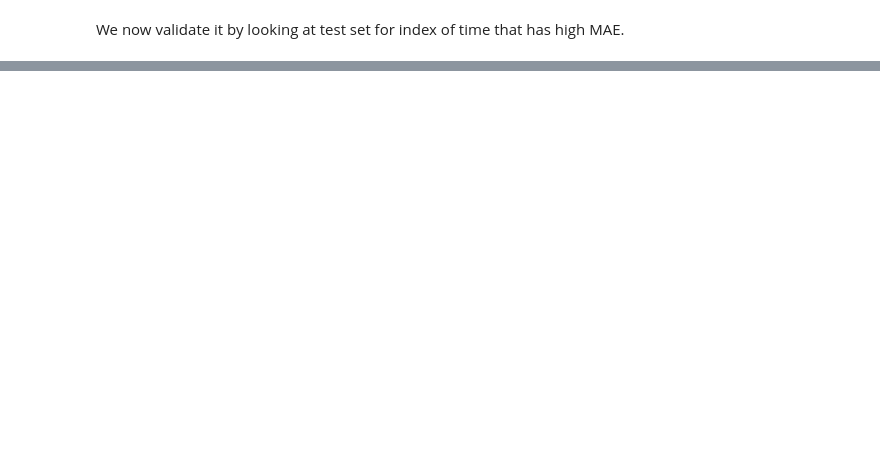
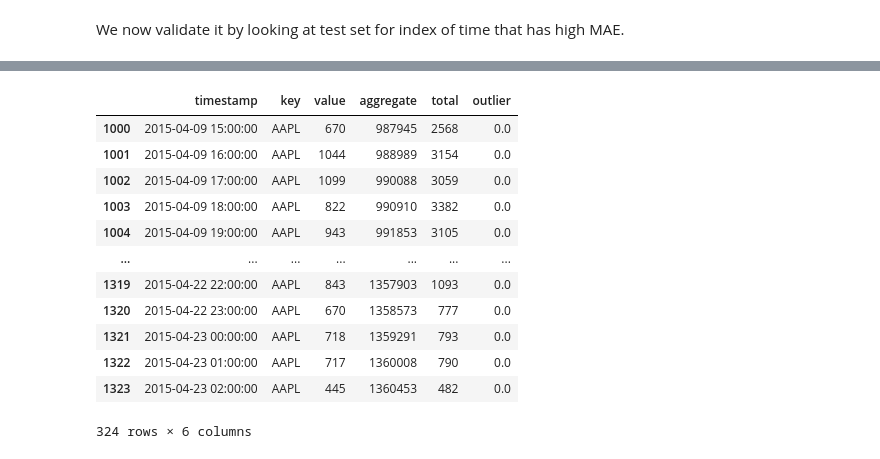
Before and after one commit to FreelancerFel/Anomalies_Detection, a Jupyter notebook: Anomalies_Detection.ipynb, the cells around one changed output, grey strips where cells are left out. Drawn from its saved outputs; the diff is of its cells as text; code cells hidden in the pictures; blank space fills up the shorter version.

```diff
--- a/Anomalies_Detection.ipynb
+++ b/Anomalies_Detection.ipynb
@@ -727,6 +727,22 @@ for data_idx in range(24 - 1, len(Test_Autoencoder) - 24 + 1):
     time_series = range(data_idx - 24 + 1, data_idx)
     if any([anomalies[j] for j in time_series]):
         anomalous_data_indices.append(data_idx)
+# %%
+Test_Autoencoder
+# %% [output]
+|  | timestamp | key | value | aggregate | total | outlier |
+| 1000 | 2015-04-09 15:00:00 | AAPL | 670 | 987945 | 2568 | 0.0 |
+| 1001 | 2015-04-09 16:00:00 | AAPL | 1044 | 988989 | 3154 | 0.0 |
+| 1002 | 2015-04-09 17:00:00 | AAPL | 1099 | 990088 | 3059 | 0.0 |
+| 1003 | 2015-04-09 18:00:00 | AAPL | 822 | 990910 | 3382 | 0.0 |
+| 1004 | 2015-04-09 19:00:00 | AAPL | 943 | 991853 | 3105 | 0.0 |
+| ... | ... | ... | ... | ... | ... | ... |
+| 1319 | 2015-04-22 22:00:00 | AAPL | 843 | 1357903 | 1093 | 0.0 |
+| 1320 | 2015-04-22 23:00:00 | AAPL | 670 | 1358573 | 777 | 0.0 |
+| 1321 | 2015-04-23 00:00:00 | AAPL | 718 | 1359291 | 793 | 0.0 |
+| 1322 | 2015-04-23 01:00:00 | AAPL | 717 | 1360008 | 790 | 0.0 |
+| 1323 | 2015-04-23 02:00:00 | AAPL | 445 | 1360453 | 482 | 0.0 |
+324 rows × 6 columns
 # %%
 df_subset = Test_Autoencoder.iloc[anomalous_data_indices, :]
 plt.subplots_adjust(bottom=0.2)
```
Also changed, not shown: parts of 15 cells of this notebook.
